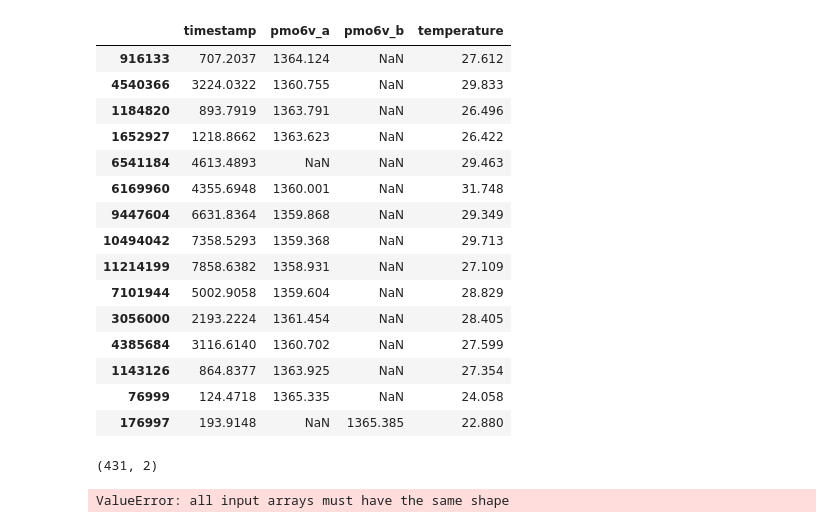
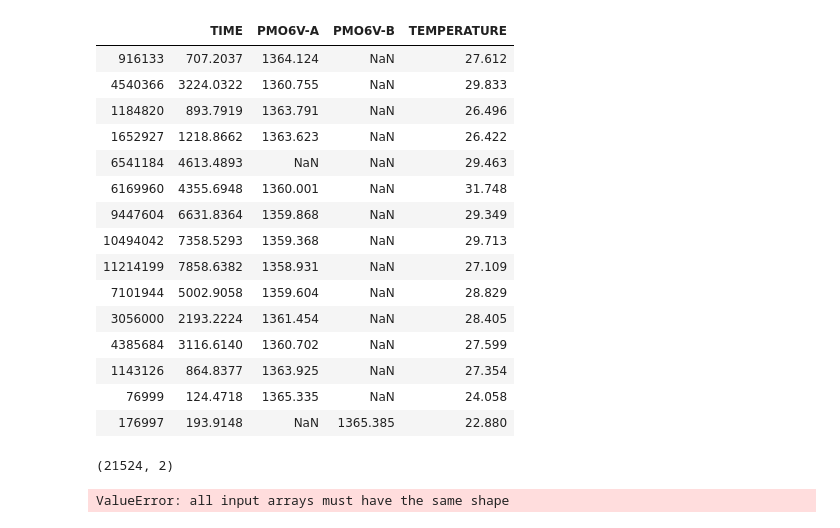
Before and after one commit to roksikonja/dslab_virgo_tsi, a Jupyter notebook: exponential_decay.ipynb, the cells around one changed output. Cells and saved outputs as stored; diff of their text form; code cells hidden in the pictures.

```diff
--- a/exponential_decay.ipynb
+++ b/exponential_decay.ipynb
@@ -12,18 +13,18 @@ from sklearn.model_selection import GridSearchCV
 # %%
 data_dir = "./data"
 virgo_file = "VIRGO_Level1.txt"
 results_dir = os.path.join(data_dir, "analysis")
 
 data = load_data(os.path.join(data_dir, virgo_file))
 
-t = data["timestamp"]  # Time in mission days
+t = data[C.T]  # Time in mission days
 # t = data["timestamp"].apply(mission_day_to_year)  # Uncomment for time measured in years
-pmo_a = data["pmo6v_a"]
-pmo_b = data["pmo6v_b"]
-temp = data["temperature"]
+pmo_a = data[C.A]
+pmo_b = data[C.B]
+temp = data[C.TEMP]
 data.sample(15, random_state=2)
 # %% [output]
-|  | timestamp | pmo6v_a | pmo6v_b | temperature |
+|  | TIME | PMO6V-A | PMO6V-B | TEMPERATURE |
 | 916133 | 707.2037 | 1364.124 | NaN | 27.612 |
 | 4540366 | 3224.0322 | 1360.755 | NaN | 29.833 |
 | 1184820 | 893.7919 | 1363.791 | NaN | 26.496 |
@@ -53,10 +54,10 @@ ratio_a_b = x_a_nn/x_b_nn
 #plt.show()
 # %%
 data = np.stack((t_nn, ratio_a_b)).T
-data = data[::50]
+data = data[::1]
 data.shape
 # %% [output]
-(431, 2)
+(21524, 2)
 # %%
 y= data[:,1]
 X = data[:,0].T.reshape(-1,1)
```
Also changed, not shown: parts of 11 cells of this notebook, 1 other file.
